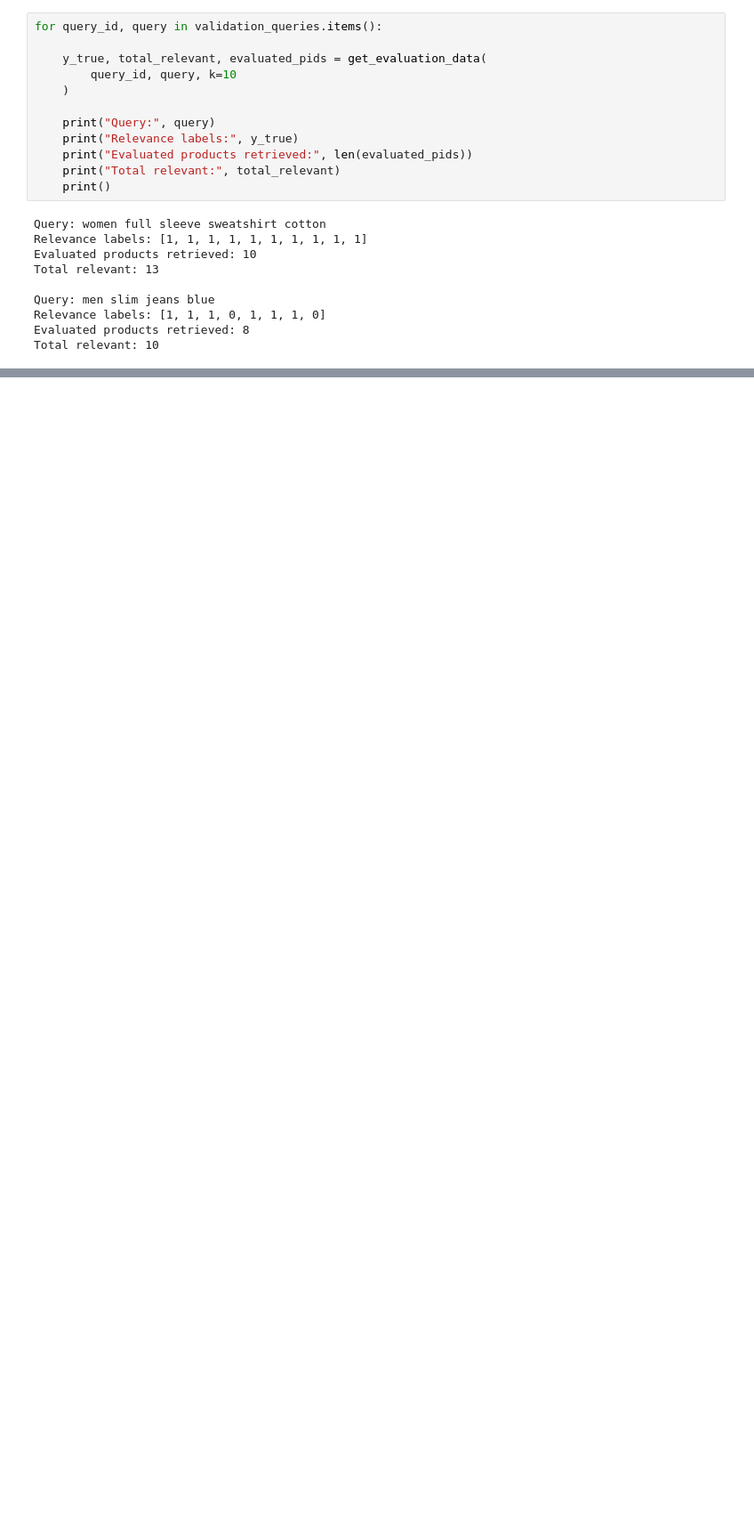
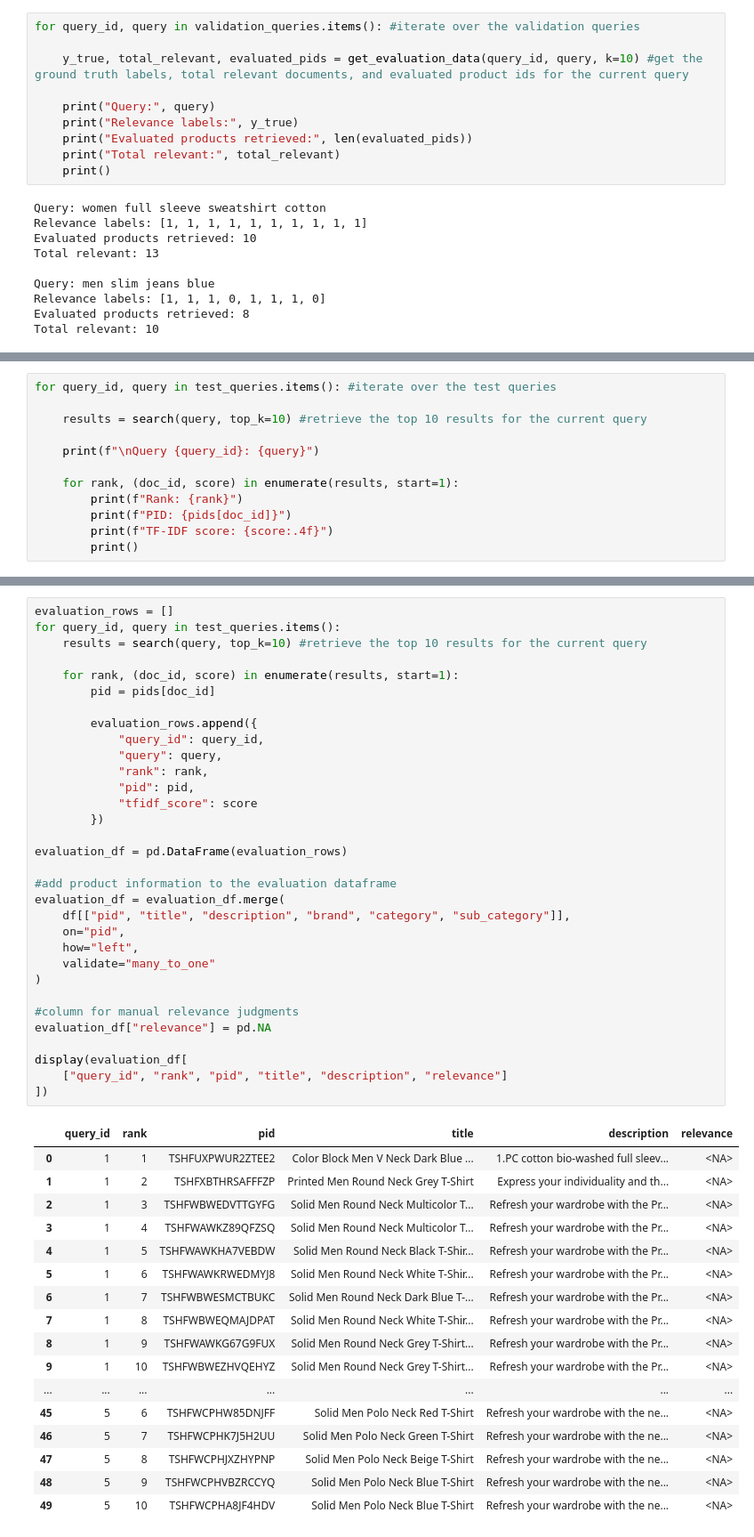
Before and after one commit to martinafrisach/IRWA-2026-Final-Project, a Jupyter notebook: project_progress/part_2/part2.ipynb, the cells around one changed output, grey strips where cells are left out. Shown at 89% size. Drawn from its saved outputs; the diff is of its cells as text; blank space fills up the shorter version.

```diff
--- a/project_progress/part_2/part2.ipynb
+++ b/project_progress/part_2/part2.ipynb
@@ -410,11 +367,9 @@ def get_evaluation_data(query_id, query, k=10):
 # %% [markdown]
 We prove the function
 # %%
-for query_id, query in validation_queries.items():
+for query_id, query in validation_queries.items(): #iterate over the validation queries
 
-    y_true, total_relevant, evaluated_pids = get_evaluation_data(
-        query_id, query, k=10
-    )
+    y_true, total_relevant, evaluated_pids = get_evaluation_data(query_id, query, k=10) #get the ground truth labels, total relevant documents, and evaluated product ids for the current query
 
     print("Query:", query)
     print("Relevance labels:", y_true)
@@ -433,0 +441,12 @@ Total relevant: 10
+# %%
+for query_id, query in test_queries.items(): #iterate over the test queries
+
+    results = search(query, top_k=10) #retrieve the top 10 results for the current query
+
+    print(f"\nQuery {query_id}: {query}")
+
+    for rank, (doc_id, score) in enumerate(results, start=1):
+        print(f"Rank: {rank}")
+        print(f"PID: {pids[doc_id]}")
+        print(f"TF-IDF score: {score:.4f}")
+        print()
@@ -433,0 +473,50 @@ Total relevant: 10
+# %%
+evaluation_rows = []
+for query_id, query in test_queries.items():
+    results = search(query, top_k=10) #retrieve the top 10 results for the current query
+
+    for rank, (doc_id, score) in enumerate(results, start=1):
+        pid = pids[doc_id]
+
+        evaluation_rows.append({
+            "query_id": query_id,
+            "query": query,
+            "rank": rank,
+            "pid": pid,
+            "tfidf_score": score
+        })
+
+evaluation_df = pd.DataFrame(evaluation_rows)
+
+#add product information to the evaluation dataframe
+evaluation_df = evaluation_df.merge(
+    df[["pid", "title", "description", "brand", "category", "sub_category"]],
+    on="pid",
+    how="left",
+    validate="many_to_one"
+)
+
+#column for manual relevance judgments
+evaluation_df["relevance"] = pd.NA
+
+display(evaluation_df[
+    ["query_id", "rank", "pid", "title", "description", "relevance"]
+])
+# %% [output]
+|  | query_id | rank | pid | title | description | relevance |
+| 0 | 1 | 1 | TSHFUXPWUR2ZTEE2 | Color Block Men V Neck Dark Blue ... | 1.PC cotton bio-washed full sleev... | <NA> |
+| 1 | 1 | 2 | TSHFXBTHRSAFFFZP | Printed Men Round Neck Grey T-Shirt | Express your individuality and th... | <NA> |
+| 2 | 1 | 3 | TSHFWBWEDVTTGYFG | Solid Men Round Neck Multicolor T... | Refresh your wardrobe with the Pr... | <NA> |
+| 3 | 1 | 4 | TSHFWAWKZ89QFZSQ | Solid Men Round Neck Multicolor T... | Refresh your wardrobe with the Pr... | <NA> |
+| 4 | 1 | 5 | TSHFWAWKHA7VEBDW | Solid Men Round Neck Black T-Shir... | Refresh your wardrobe with the Pr... | <NA> |
+| 5 | 1 | 6 | TSHFWAWKRWEDMYJ8 | Solid Men Round Neck White T-Shir... | Refresh your wardrobe with the Pr... | <NA> |
+| 6 | 1 | 7 | TSHFWBWESMCTBUKC | Solid Men Round Neck Dark Blue T-... | Refresh your wardrobe with the Pr... | <NA> |
+| 7 | 1 | 8 | TSHFWBWEQMAJDPAT | Solid Men Round Neck White T-Shir... | Refresh your wardrobe with the Pr... | <NA> |
+| 8 | 1 | 9 | TSHFWAWKG67G9FUX | Solid Men Round Neck Grey T-Shirt... | Refresh your wardrobe with the Pr... | <NA> |
+| 9 | 1 | 10 | TSHFWBWEZHVQEHYZ | Solid Men Round Neck Grey T-Shirt... | Refresh your wardrobe with the Pr... | <NA> |
+| ... | ... | ... | ... | ... | ... | ... |
+| 45 | 5 | 6 | TSHFWCPHW85DNJFF | Solid Men Polo Neck Red T-Shirt | Refresh your wardrobe with the ne... | <NA> |
+| 46 | 5 | 7 | TSHFWCPHK7J5H2UU | Solid Men Polo Neck Green T-Shirt | Refresh your wardrobe with the ne... | <NA> |
+| 47 | 5 | 8 | TSHFWCPHJXZHYPNP | Solid Men Polo Neck Beige T-Shirt | Refresh your wardrobe with the ne... | <NA> |
+| 48 | 5 | 9 | TSHFWCPHVBZRCCYQ | Solid Men Polo Neck Blue T-Shirt | Refresh your wardrobe with the ne... | <NA> |
+| 49 | 5 | 10 | TSHFWCPHA8JF4HDV | Solid Men Polo Neck Blue T-Shirt | Refresh your wardrobe with the ne... | <NA> |
```
Also changed, not shown: parts of 30 cells of this notebook.
